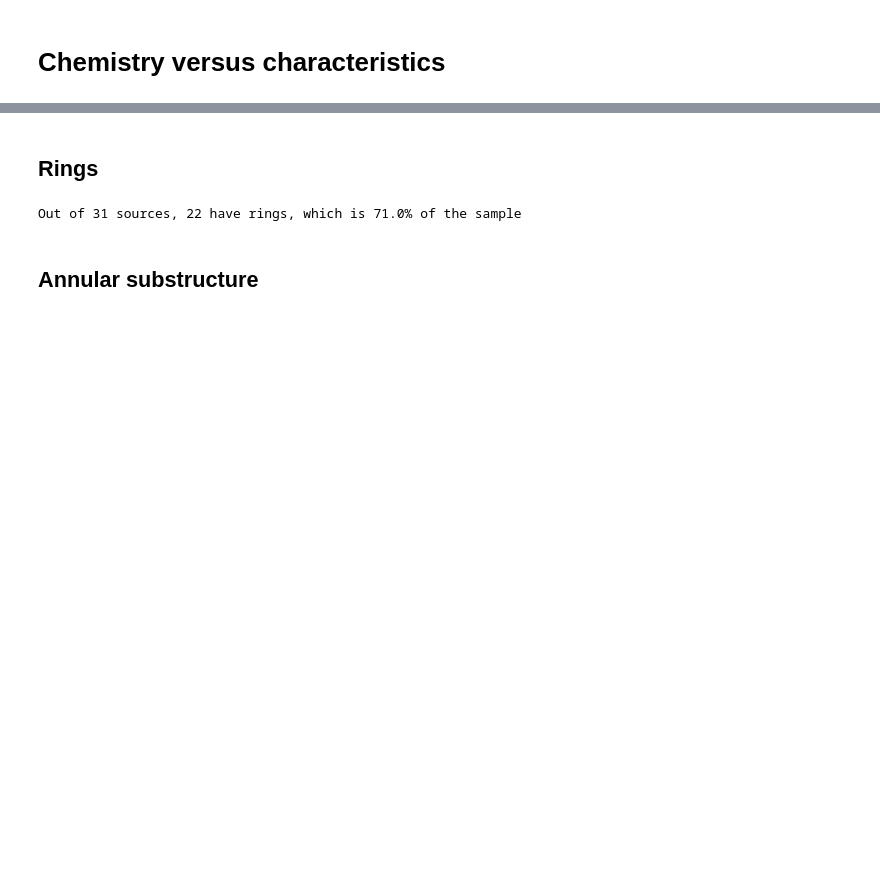
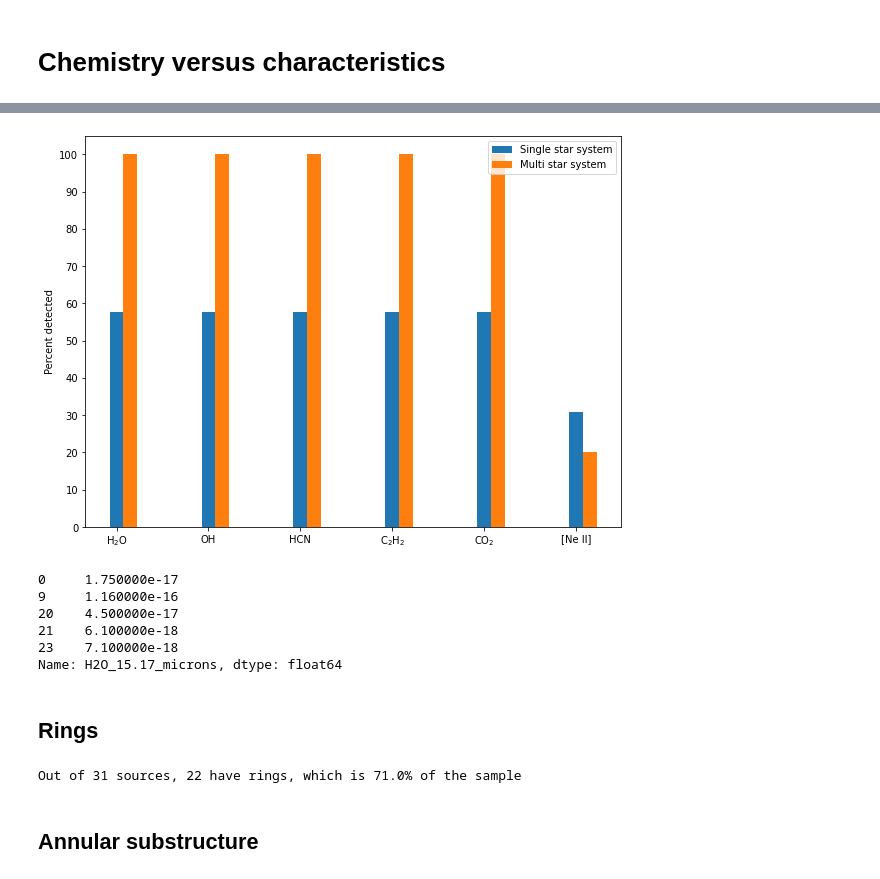
Before and after one commit to annadignan/ursi2022, a Jupyter notebook: summer2022research.ipynb, the cells around one changed output, grey strips where cells are left out. Drawn from its saved outputs; the diff is of its cells as text; code cells hidden in the pictures; blank space fills up the shorter version.

```diff
--- a/summer2022research.ipynb
+++ b/summer2022research.ipynb
@@ -18,3 +167,56 @@ info_master=pd.merge(info1,info2,on='Star',how='outer')
+# %%
+#stacked bar chart part two
+
+#import statement
+from matplotlib import ticker
+
+#create blank figure
+plt.figure(figsize=(9.6,7.2))
+
+#single star system data
+single1= len(water[water['Star_system'] == 'Single']) / (len(info_master[info_master['Star_system'] == 'Single']))
+single2= len(oh[oh['Star_system'] == 'Single']) / (len(info_master[info_master['Star_system'] == 'Single']))
+single3= len(hcn[hcn['Star_system'] == 'Single']) / (len(info_master[info_master['Star_system'] == 'Single']))
+single4= len(c2h2[c2h2['Star_system'] == 'Single']) / (len(info_master[info_master['Star_system'] == 'Single']))
+single5= len(co2[co2['Star_system'] == 'Single']) / (len(info_master[info_master['Star_system'] == 'Single']))
+single6= len(neii[neii['Star_system'] == 'Single']) / (len(info_master[info_master['Star_system'] == 'Single']))
+
+single = 100*np.array((single1,single2,single3,single4,single5,single6))
+
+#multi star system data
+multi1= len(water[water['Star_system'] != 'Single']) / (len(info_master[info_master['Star_system'] != 'Single']))
+multi2= len(oh[oh['Star_system'] != 'Single']) / (len(info_master[info_master['Star_system'] != 'Single']))
+multi3= len(hcn[hcn['Star_system'] != 'Single']) / (len(info_master[info_master['Star_system'] != 'Single']))
+multi4= len(c2h2[c2h2['Star_system'] != 'Single']) / (len(info_master[info_master['Star_system'] != 'Single']))
+multi5= len(co2[co2['Star_system'] != 'Single']) / (len(info_master[info_master['Star_system'] != 'Single']))
+multi6= len(neii[neii['Star_system'] != 'Single']) / (len(info_master[info_master['Star_system'] != 'Single']))
+
+multi = 100*np.array((multi1,multi2,multi3,multi4,multi5,multi6))
+
+ind = np.arange(6)
+width = 0.15 #leave width for now
+
+p1 = plt.bar(ind, single, width)
+p2 = plt.bar(ind+width, multi, width)
+
+plt.ylabel('Percent detected')
+plt.xticks(ind, (r'H$_2$O', 'OH', 'HCN', r'C$_2$H$_2$', r'CO$_2$', '[Ne II]')) #replace tick marks to reflect six molecules
+plt.yticks(np.arange(0, 110, 10))
+plt.legend((p1[0], p2[0]), ('Single star system', 'Multi star system'))
+
+plt.show()
+# %% [output]
+[figure, added]
+# %%
+df=water[water['Star_system'] != 'Single']
+df['H2O_15.17_microns']
+# %% [output]
+0     1.750000e-17
+9     1.160000e-16
+20    4.500000e-17
+21    6.100000e-18
+23    7.100000e-18
+Name: H2O_15.17_microns, dtype: float64
 # %% [markdown]
 ## Rings
 # %%
```
Also changed, not shown: parts of 16 cells of this notebook, 3 other files.
